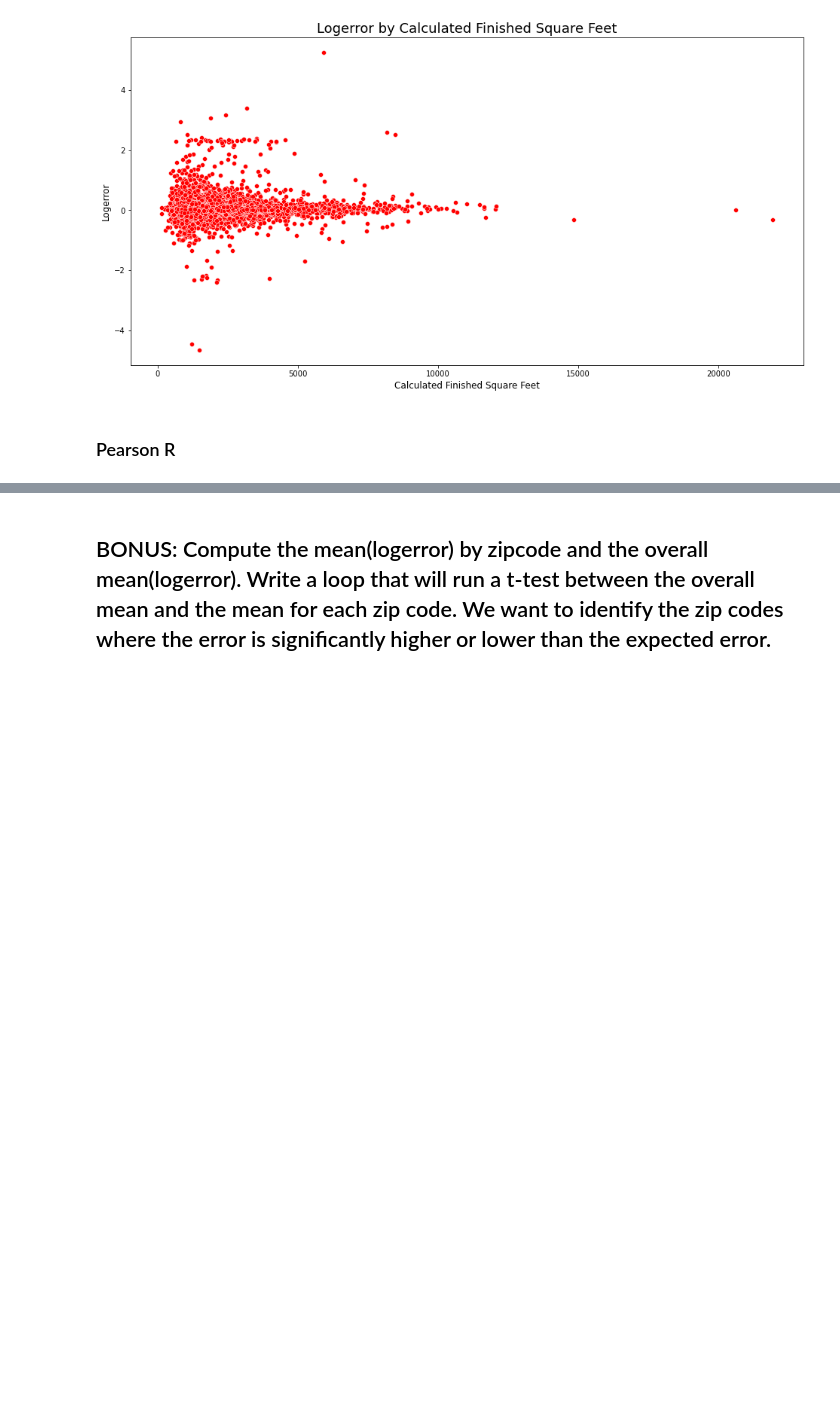
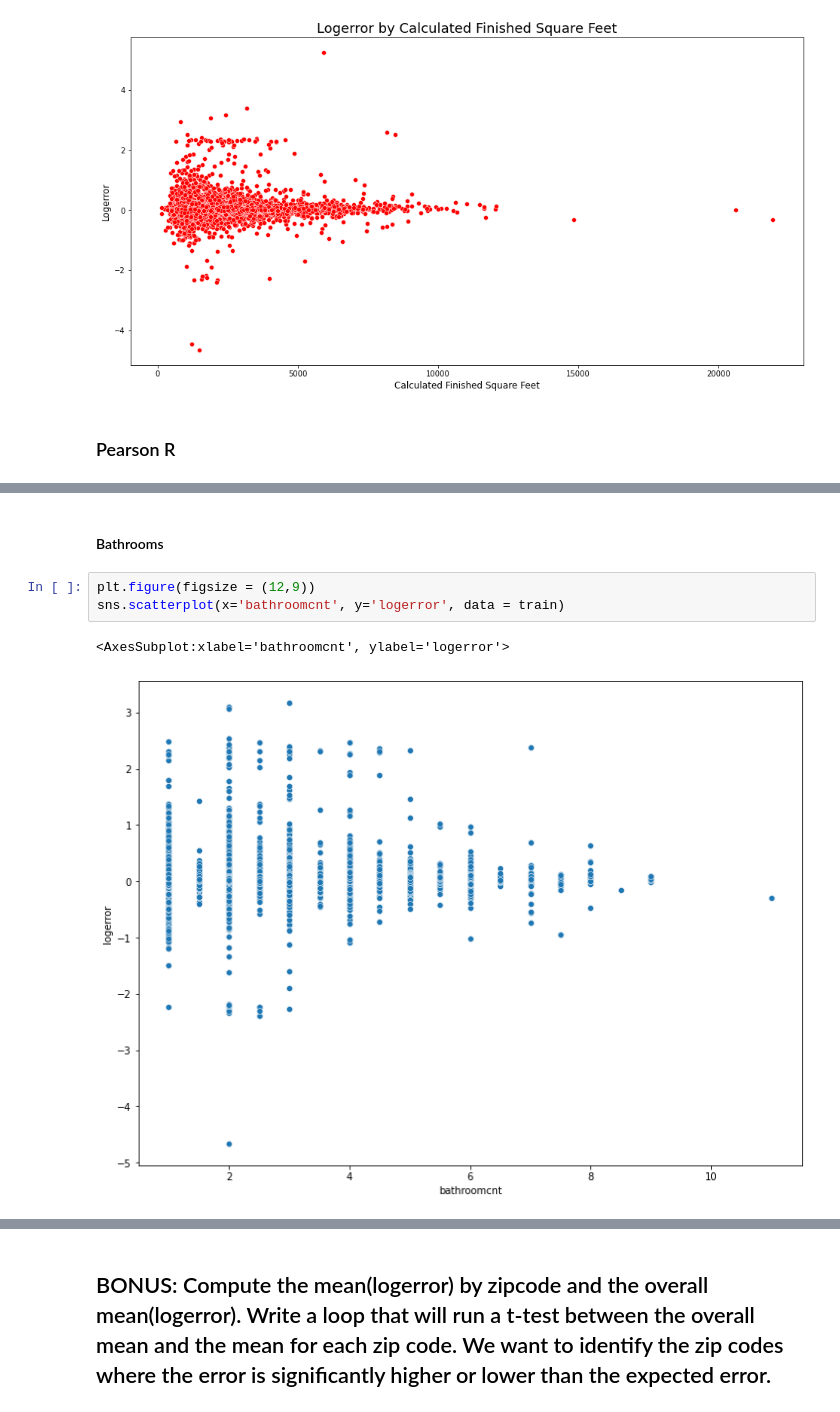
Before and after one commit to m3redithw/clustering-exercises, a Jupyter notebook: explore_zillow.ipynb, the cells around one changed output, grey strips where cells are left out. Drawn from its saved outputs; the diff is of its cells as text; blank space fills up the shorter version.

```diff
--- a/explore_zillow.ipynb
+++ b/explore_zillow.ipynb
@@ -400,0 +462,8 @@ ValueError: array must not contain infs or NaNs
+# %% [markdown]
+#### Bathrooms
+# %%
+plt.figure(figsize = (12,9))
+sns.scatterplot(x='bathroomcnt', y='logerror', data = train)
+# %% [output]
+<AxesSubplot:xlabel='bathroomcnt', ylabel='logerror'>
+[figure, added]
```
Also changed, not shown: parts of 25 cells of this notebook.
